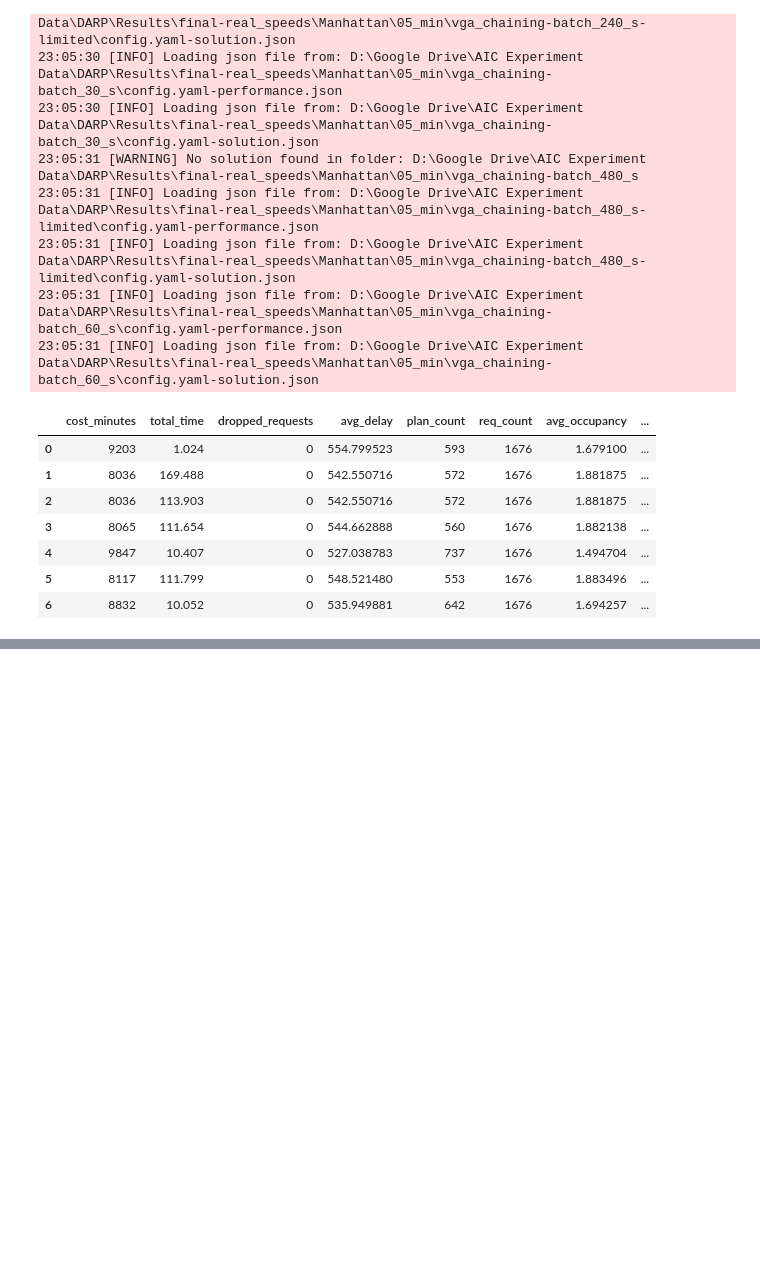
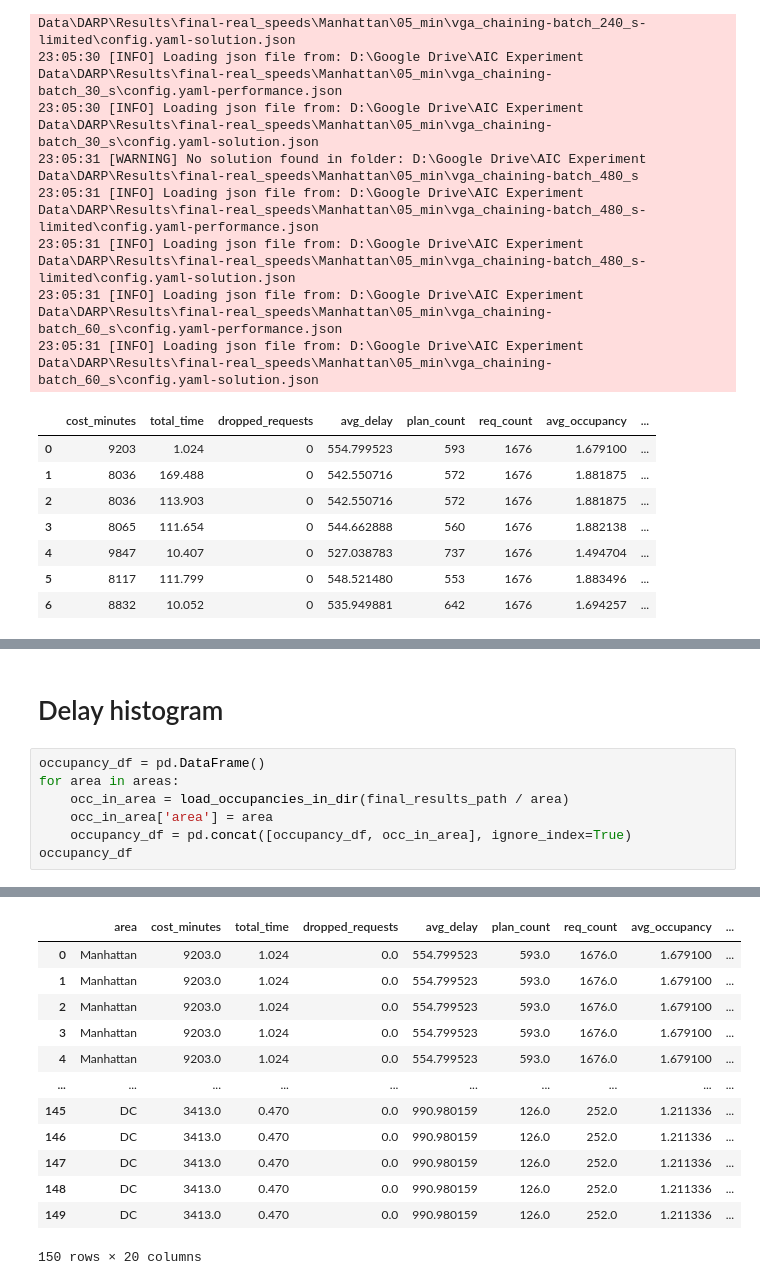
Before and after one commit to aicenter/Ridesharing_DARP_instances, a Jupyter notebook: python/nb/ITSC Result Figures.ipynb, the cells around one changed output, grey strips where cells are left out. Cells and saved outputs as stored; diff of their text form; blank space fills up the shorter version.

```diff
--- a/python/nb/ITSC Result Figures.ipynb
+++ b/python/nb/ITSC Result Figures.ipynb
@@ -164,0 +187,10 @@ df
+# %% [markdown]
+# Delay histogram
+# %%
+occupancy_df = pd.DataFrame()
+for area in areas:
+    occ_in_area = load_occupancies_in_dir(final_results_path / area)
+    occ_in_area['area'] = area
+    occupancy_df = pd.concat([occupancy_df, occ_in_area], ignore_index=True)
+occupancy_df
+# %% [output]
@@ -164,0 +214,13 @@ df
+|  | area | cost_minutes | total_time | dropped_requests | avg_delay | plan_count | req_count | avg_occupancy | ... |
+| 0 | Manhattan | 9203.0 | 1.024 | 0.0 | 554.799523 | 593.0 | 1676.0 | 1.679100 | ... |
+| 1 | Manhattan | 9203.0 | 1.024 | 0.0 | 554.799523 | 593.0 | 1676.0 | 1.679100 | ... |
+| 2 | Manhattan | 9203.0 | 1.024 | 0.0 | 554.799523 | 593.0 | 1676.0 | 1.679100 | ... |
+| 3 | Manhattan | 9203.0 | 1.024 | 0.0 | 554.799523 | 593.0 | 1676.0 | 1.679100 | ... |
+| 4 | Manhattan | 9203.0 | 1.024 | 0.0 | 554.799523 | 593.0 | 1676.0 | 1.679100 | ... |
+| ... | ... | ... | ... | ... | ... | ... | ... | ... | ... |
+| 145 | DC | 3413.0 | 0.470 | 0.0 | 990.980159 | 126.0 | 252.0 | 1.211336 | ... |
+| 146 | DC | 3413.0 | 0.470 | 0.0 | 990.980159 | 126.0 | 252.0 | 1.211336 | ... |
+| 147 | DC | 3413.0 | 0.470 | 0.0 | 990.980159 | 126.0 | 252.0 | 1.211336 | ... |
+| 148 | DC | 3413.0 | 0.470 | 0.0 | 990.980159 | 126.0 | 252.0 | 1.211336 | ... |
+| 149 | DC | 3413.0 | 0.470 | 0.0 | 990.980159 | 126.0 | 252.0 | 1.211336 | ... |
+150 rows × 20 columns
```
Also changed, not shown: parts of 14 cells of this notebook, 52 other files.
